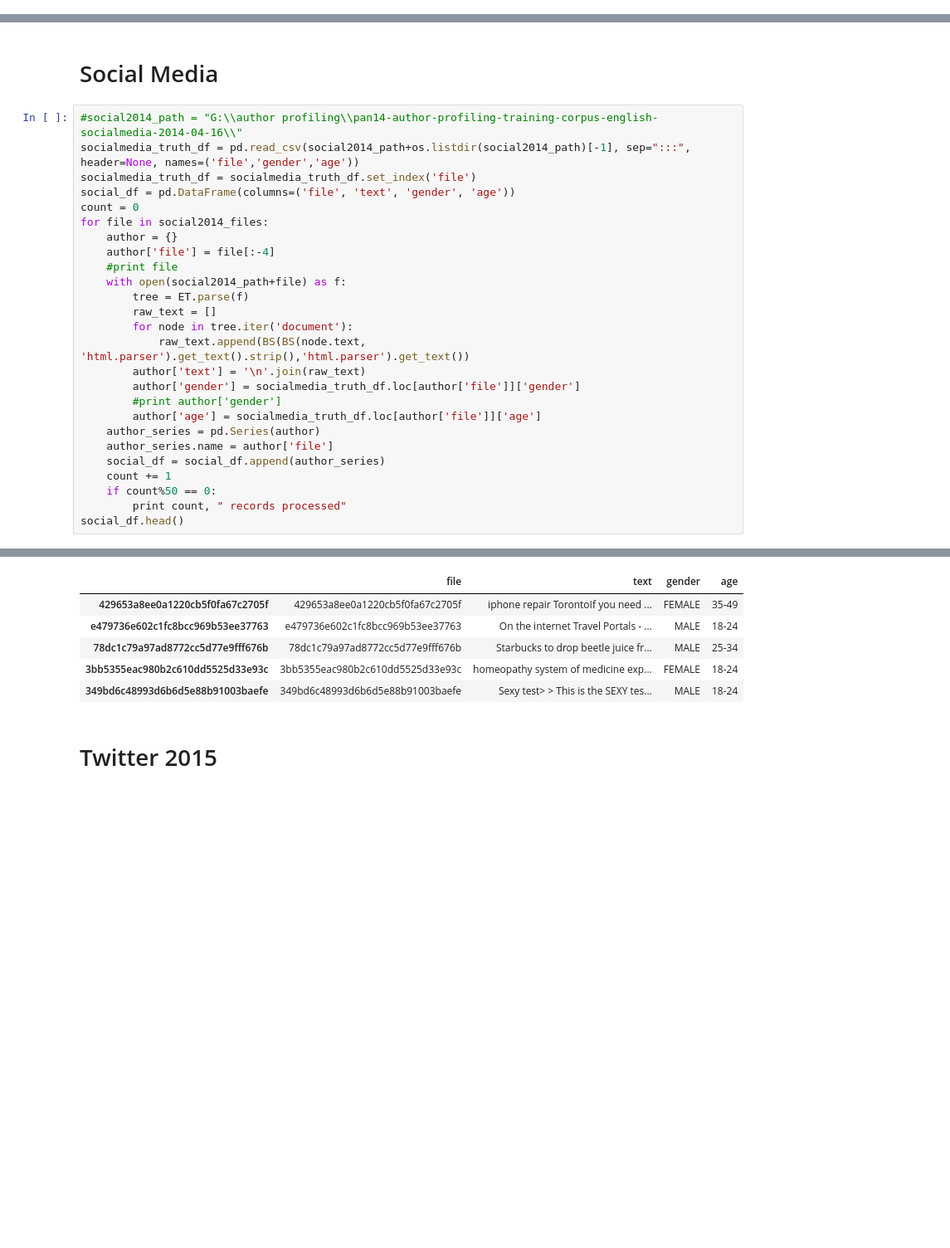
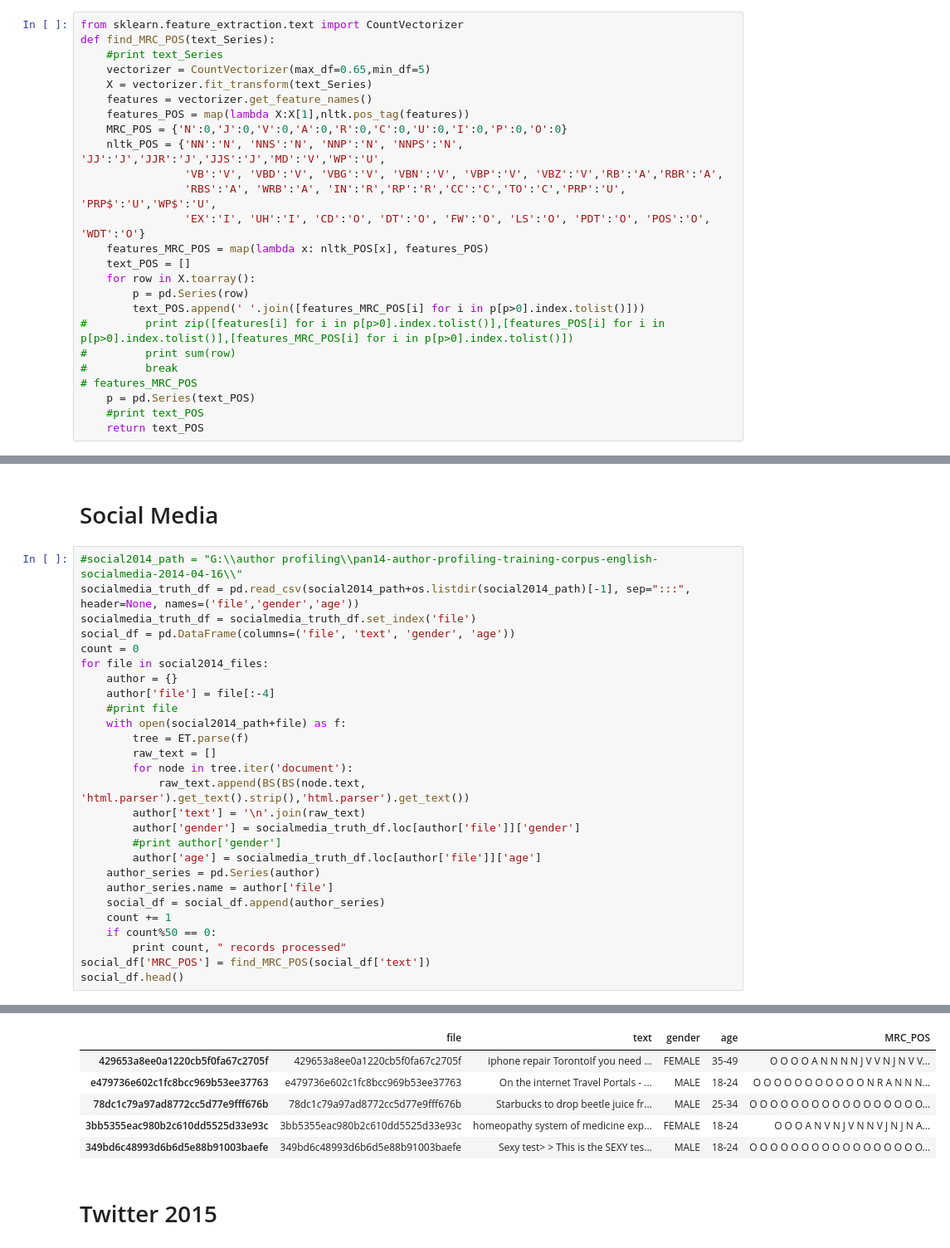
Before and after one commit to nishant07/AuthorProfiling, a Jupyter notebook: Final_Project.ipynb, the cells around one changed output, grey strips where cells are left out. Shown: that part at 83% size. Saved outputs shown, nothing was run; the diff lists cells and outputs as text; blank space fills up the shorter version.

```diff
--- a/Final_Project.ipynb
+++ b/Final_Project.ipynb
@@ -57,6 +57,31 @@ blog2013_files 200
 review2014_files 200
 review2014_files 200
 twitter2016_files 200
+# %%
+from sklearn.feature_extraction.text import CountVectorizer
+def find_MRC_POS(text_Series):
+    #print text_Series
+    vectorizer = CountVectorizer(max_df=0.65,min_df=5)
+    X = vectorizer.fit_transform(text_Series)
+    features = vectorizer.get_feature_names()
+    features_POS = map(lambda X:X[1],nltk.pos_tag(features))
+    MRC_POS = {'N':0,'J':0,'V':0,'A':0,'R':0,'C':0,'U':0,'I':0,'P':0,'O':0}
+    nltk_POS = {'NN':'N', 'NNS':'N', 'NNP':'N', 'NNPS':'N', 'JJ':'J','JJR':'J','JJS':'J','MD':'V','WP':'U',
+                'VB':'V', 'VBD':'V', 'VBG':'V', 'VBN':'V', 'VBP':'V', 'VBZ':'V','RB':'A','RBR':'A',
+                'RBS':'A', 'WRB':'A', 'IN':'R','RP':'R','CC':'C','TO':'C','PRP':'U', 'PRP$':'U','WP$':'U',
+                'EX':'I', 'UH':'I', 'CD':'O', 'DT':'O', 'FW':'O', 'LS':'O', 'PDT':'O', 'POS':'O', 'WDT':'O'}
+    features_MRC_POS = map(lambda x: nltk_POS[x], features_POS)
+    text_POS = []
+    for row in X.toarray():
+        p = pd.Series(row)
+        text_POS.append(' '.join([features_MRC_POS[i] for i in p[p>0].index.tolist()]))
+#         print zip([features[i] for i in p[p>0].index.tolist()],[features_POS[i] for i in p[p>0].index.tolist()],[features_MRC_POS[i] for i in p[p>0].index.tolist()])
+#         print sum(row)
+#         break
+# features_MRC_POS
+    p = pd.Series(text_POS)
+    #print text_POS
+    return text_POS
 # %% [markdown]
 # Blog 2013
 # %%
@@ -171,6 +198,7 @@ for file in social2014_files:
     count += 1
     if count%50 == 0:
         print count, " records processed"
+social_df['MRC_POS'] = find_MRC_POS(social_df['text'])
 social_df.head()
 # %% [output]
 50  records processed
@@ -182,9 +208,9 @@ http://www.powerofpositivity.info/" looks like a URL. Beautiful Soup is not an H
-|  | file | text | gender | age |
-| 429653a8ee0a1220cb5f0fa67c2705f | 429653a8ee0a1220cb5f0fa67c2705f | iphone repair TorontoIf you need ... | FEMALE | 35-49 |
-| e479736e602c1fc8bcc969b53ee37763 | e479736e602c1fc8bcc969b53ee37763 | On the internet Travel Portals - ... | MALE | 18-24 |
-| 78dc1c79a97ad8772cc5d77e9fff676b | 78dc1c79a97ad8772cc5d77e9fff676b | Starbucks to drop beetle juice fr... | MALE | 25-34 |
-| 3bb5355eac980b2c610dd5525d33e93c | 3bb5355eac980b2c610dd5525d33e93c | homeopathy system of medicine exp... | FEMALE | 18-24 |
-| 349bd6c48993d6b6d5e88b91003baefe | 349bd6c48993d6b6d5e88b91003baefe | Sexy test> > This is the SEXY tes... | MALE | 18-24 |
+|  | file | text | gender | age | MRC_POS |
+| 429653a8ee0a1220cb5f0fa67c2705f | 429653a8ee0a1220cb5f0fa67c2705f | iphone repair TorontoIf you need ... | FEMALE | 35-49 | O O O O A N N N N J V V N J N V V... |
+| e479736e602c1fc8bcc969b53ee37763 | e479736e602c1fc8bcc969b53ee37763 | On the internet Travel Portals - ... | MALE | 18-24 | O O O O O O O O O O O N R A N N N... |
+| 78dc1c79a97ad8772cc5d77e9fff676b | 78dc1c79a97ad8772cc5d77e9fff676b | Starbucks to drop beetle juice fr... | MALE | 25-34 | O O O O O O O O O O O O O O O O O... |
+| 3bb5355eac980b2c610dd5525d33e93c | 3bb5355eac980b2c610dd5525d33e93c | homeopathy system of medicine exp... | FEMALE | 18-24 | O O O A N V N J V N N V J N J N A... |
+| 349bd6c48993d6b6d5e88b91003baefe | 349bd6c48993d6b6d5e88b91003baefe | Sexy test> > This is the SEXY tes... | MALE | 18-24 | O O O O O O O O O O O O O O O O O... |
 # %% [markdown]
 # Twitter 2015
 # %%
```
Also changed, not shown: parts of 28 cells of this notebook, 3 other files.
